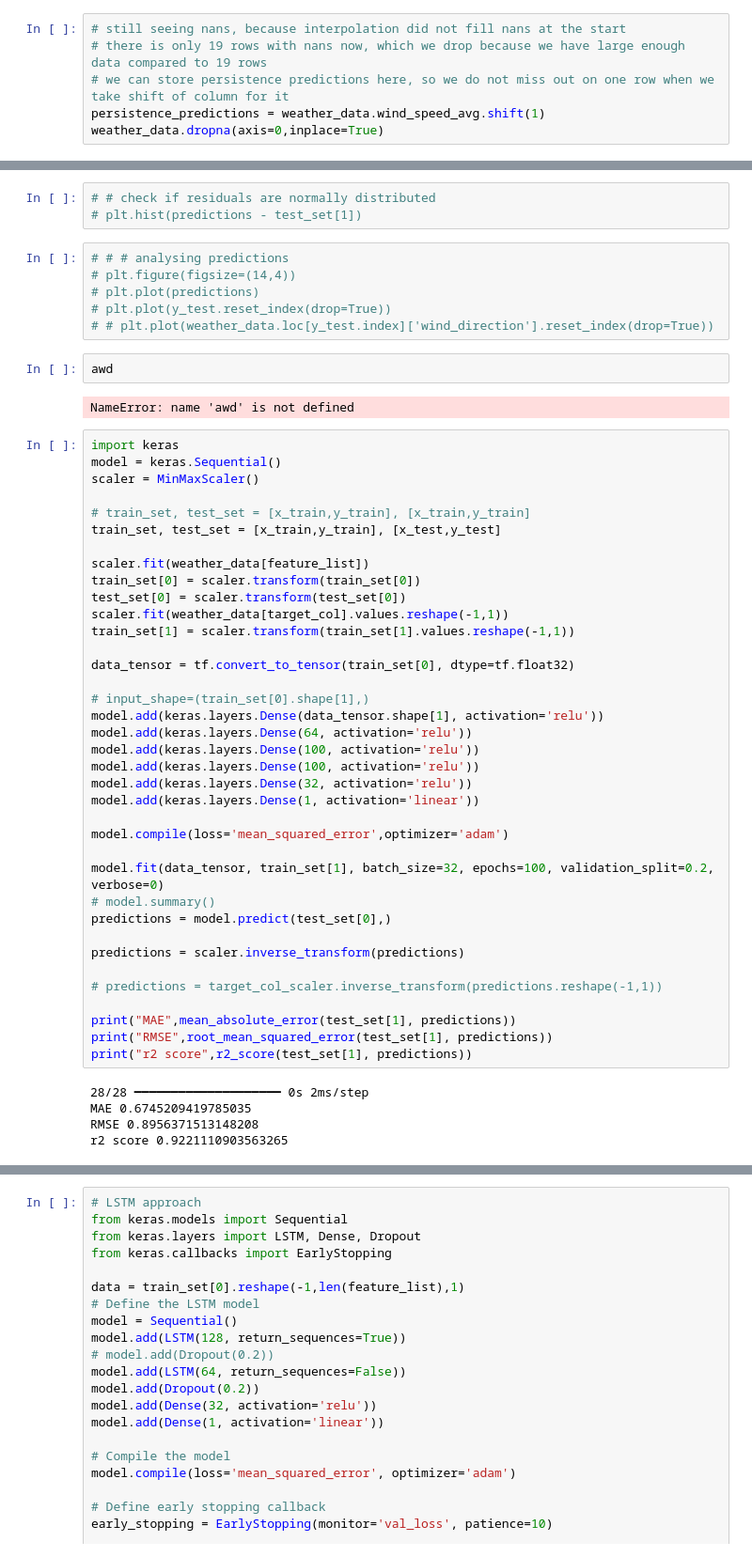
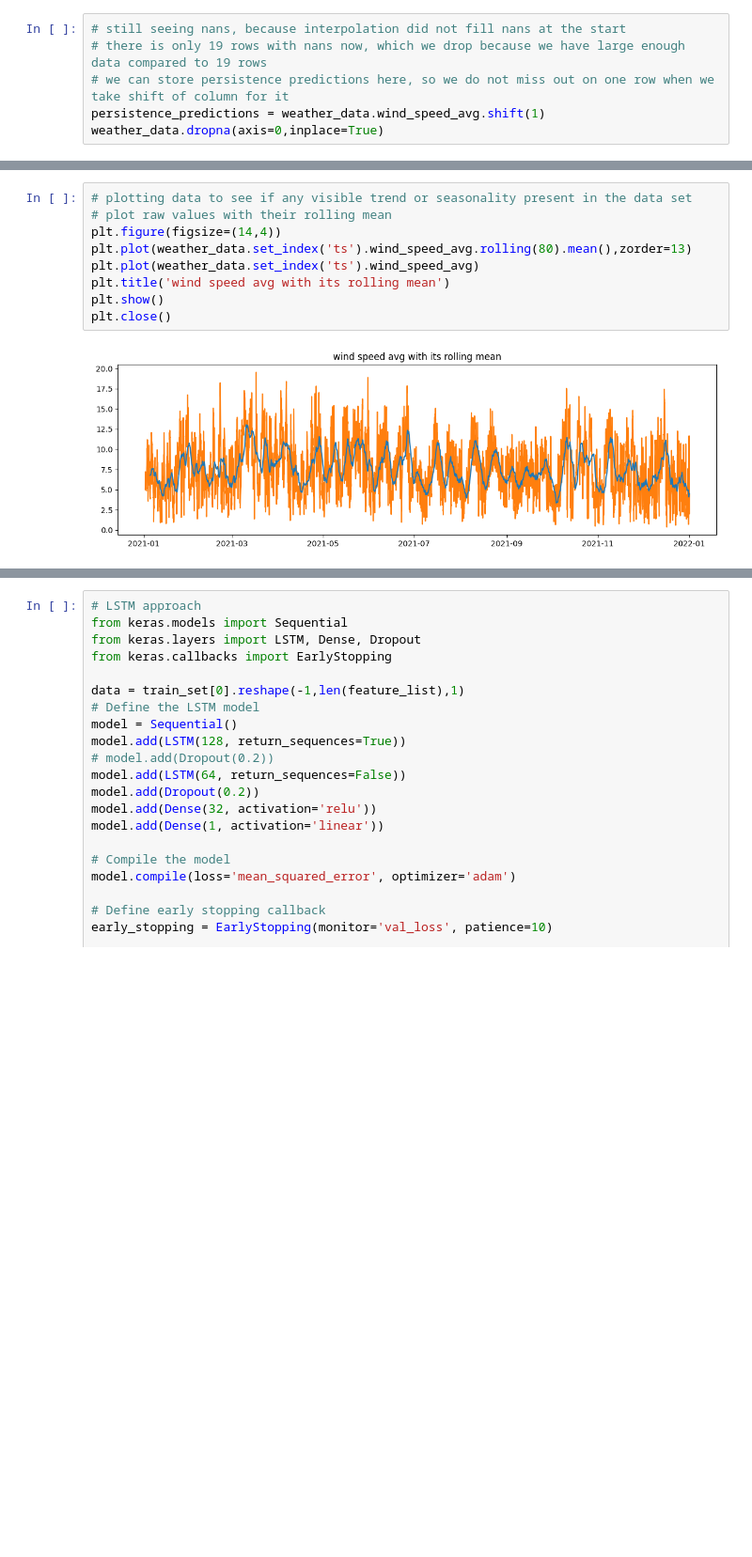
Before and after one commit to gandalf486/weather-forecast, a Jupyter notebook: explore.ipynb, the cells around one changed output, grey strips where cells are left out. Shown at 94% size. Cells and saved outputs as stored; diff of their text form; blank space fills up the shorter version.

```diff
--- a/explore.ipynb
+++ b/explore.ipynb
@@ -296,55 +251,11 @@ r2 0.9266626559256362
-# %%
-# # check if residuals are normally distributed
-# plt.hist(predictions - test_set[1])
-# %%
-# # # analysing predictions
-# plt.figure(figsize=(14,4))
-# plt.plot(predictions)
-# plt.plot(y_test.reset_index(drop=True))
-# # plt.plot(weather_data.loc[y_test.index]['wind_direction'].reset_index(drop=True))
-# %%
-awd
-# %% [output]
-NameError: name 'awd' is not defined
-# %%
-import keras
-model = keras.Sequential()
-scaler = MinMaxScaler()
-
-# train_set, test_set = [x_train,y_train], [x_train,y_train]
-train_set, test_set = [x_train,y_train], [x_test,y_test]
-
-scaler.fit(weather_data[feature_list])
-train_set[0] = scaler.transform(train_set[0])
-test_set[0] = scaler.transform(test_set[0])
-scaler.fit(weather_data[target_col].values.reshape(-1,1))
-train_set[1] = scaler.transform(train_set[1].values.reshape(-1,1))
-
-data_tensor = tf.convert_to_tensor(train_set[0], dtype=tf.float32)
-
-# input_shape=(train_set[0].shape[1],)
-model.add(keras.layers.Dense(data_tensor.shape[1], activation='relu'))
-model.add(keras.layers.Dense(64, activation='relu'))
-model.add(keras.layers.Dense(100, activation='relu'))
-model.add(keras.layers.Dense(100, activation='relu'))
-model.add(keras.layers.Dense(32, activation='relu'))
-model.add(keras.layers.Dense(1, activation='linear'))
-
-model.compile(loss='mean_squared_error',optimizer='adam')
-
-model.fit(data_tensor, train_set[1], batch_size=32, epochs=100, validation_split=0.2, verbose=0)
-# model.summary()
-predictions = model.predict(test_set[0],)
-
-predictions = scaler.inverse_transform(predictions)
-
-# predictions = target_col_scaler.inverse_transform(predictions.reshape(-1,1))
-
-print("MAE",mean_absolute_error(test_set[1], predictions))
-print("RMSE",root_mean_squared_error(test_set[1], predictions))
-print("r2 score",r2_score(test_set[1], predictions))
-# %% [output]
-28/28 ━━━━━━━━━━━━━━━━━━━━ 0s 2ms/step
-MAE 0.6745209419785035
-RMSE 0.8956371513148208
-r2 score 0.9221110903563265
+# %%
+# plotting data to see if any visible trend or seasonality present in the data set
+# plot raw values with their rolling mean
+plt.figure(figsize=(14,4))
+plt.plot(weather_data.set_index('ts').wind_speed_avg.rolling(80).mean(),zorder=13)
+plt.plot(weather_data.set_index('ts').wind_speed_avg)
+plt.title('wind speed avg with its rolling mean')
+plt.show()
+plt.close()
+# %% [output]
+[figure, added]
```
Also changed, not shown: parts of 88 cells of this notebook, 1 other file.
